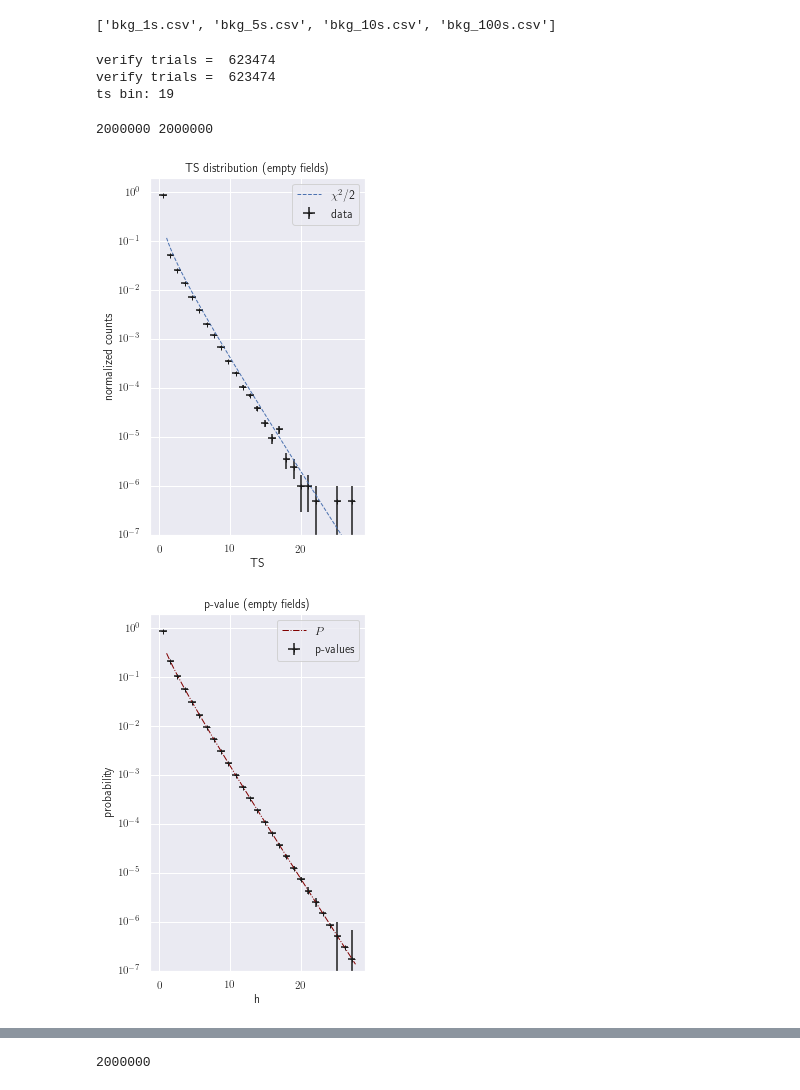
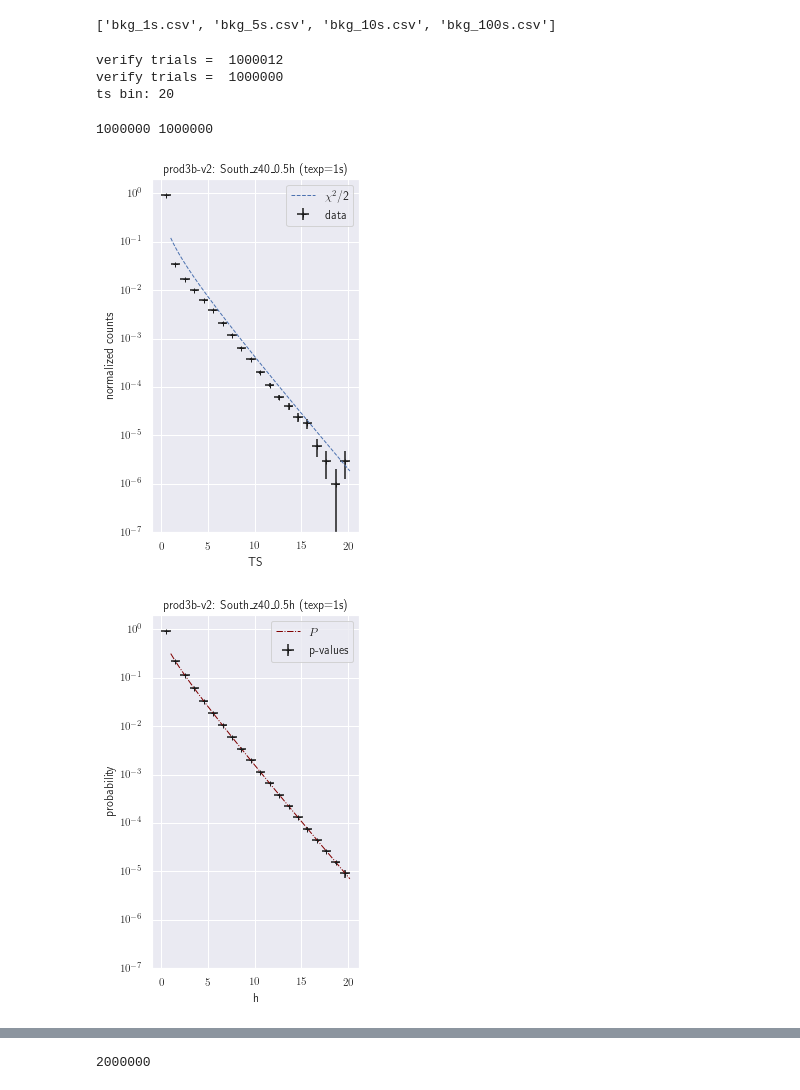
Before and after one commit to ambra-dipiano/thesis, a Jupyter notebook: notebooks/notebook_RTAdetection_Wilks.ipynb, the cells around one changed output, grey strips where cells are left out. Cells and saved outputs as stored; diff of their text form; code cells hidden in the pictures.

Commit message:
[fix] notebook wilks :: import script from another folder

```diff
--- a/notebooks/notebook_RTAdetection_Wilks.ipynb
+++ b/notebooks/notebook_RTAdetection_Wilks.ipynb
@@ -8,7 +8,7 @@ import numpy as np
 import pandas as pd
 import os
 
-folder = 'tesi_bkg_1e6_nominal_1dof_fullE_part1'
+folder = 'tesi_bkg_1e6_nominal_1dof_fullE'
 path = '/home/ambra/Desktop/cluster-morgana/archive_tests/' + \
         folder + '/run0406_bkg/run0406_ID000126/csv/'
 
@@ -55,7 +55,8 @@ from scipy.stats import chi2
 png_path = '/home/ambra/Desktop/cluster-morgana/archive_tests/' + folder + '/png/'
 if not os.path.isdir(png_path):
     os.mkdir(png_path)
-filename = csvMerged[0]
+n = 0
+filename = csvMerged[n]
 
 # load DataFrame and column names ---!
 df = pd.read_csv(path+filename)
@@ -84,34 +85,37 @@ for i in range(len(tsv)):
 wbin = 1.
 nbin = int(tsv.max()/wbin)
 print('ts bin:', nbin)
-#623462 623467 623471 623474
 # %% [output]
-verify trials =  623474
-verify trials =  623474
-ts bin: 19
+verify trials =  1000012
+verify trials =  1000000
+ts bin: 20
 # %%
+import sys
+sys.path.append('/home/ambra/Desktop/cluster-morgana/')
 from module_statistics import *
 
 ts = []
 for i in range(trials) :
     if tsv[i] < 0.0 :
         ts.append(0.0)
     else :
         ts.append(tsv[i])
 
 print(len(tsv), len(ts))
 
 fig, ax = ts_wilks(ts, trials, nbin=nbin, width=wbin,
+                   title='prod3b-v2: South\_z40\_0.5h (texp=%ds)' %texp[n],
                    filename=png_path + filename.replace('.csv', '_wilks.png'), ylim=(1e-7, 2e0))
 fig.figure
 
 fig, ax = p_values(ts, trials, nbin=nbin, width=wbin,
+                   title='prod3b-v2: South\_z40\_0.5h (texp=%ds)' %texp[n],
                    filename=png_path + filename.replace('.csv', '_pvalues.png'), ylim=(1e-7, 2e0))
 fig.figure
 # %% [output]
-2000000 2000000
+1000000 1000000
-[figure, old version]
+[figure, new version]
-[figure, old version]
+[figure, new version]
 # %%
 fig1 = plt.figure(figsize=(4,6))
 ax = plt.subplot(111, yscale='log')
```
Also changed, not shown: parts of 1 cell of this notebook.
